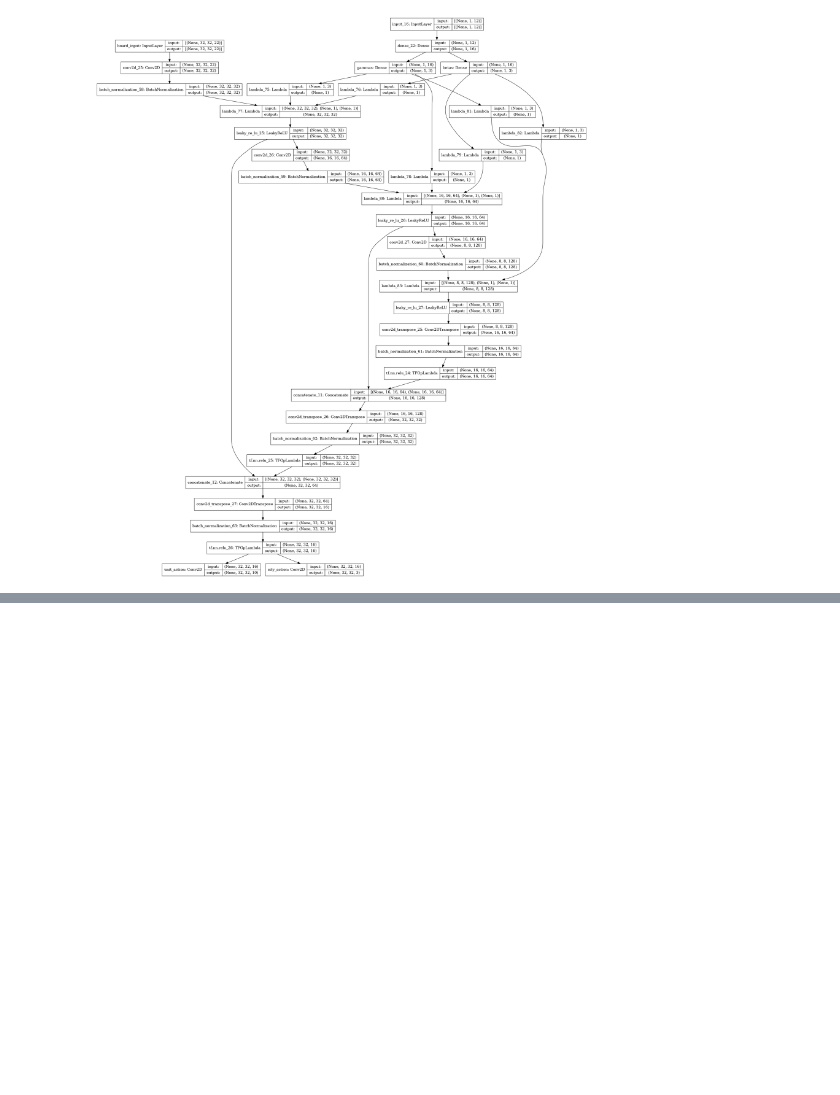
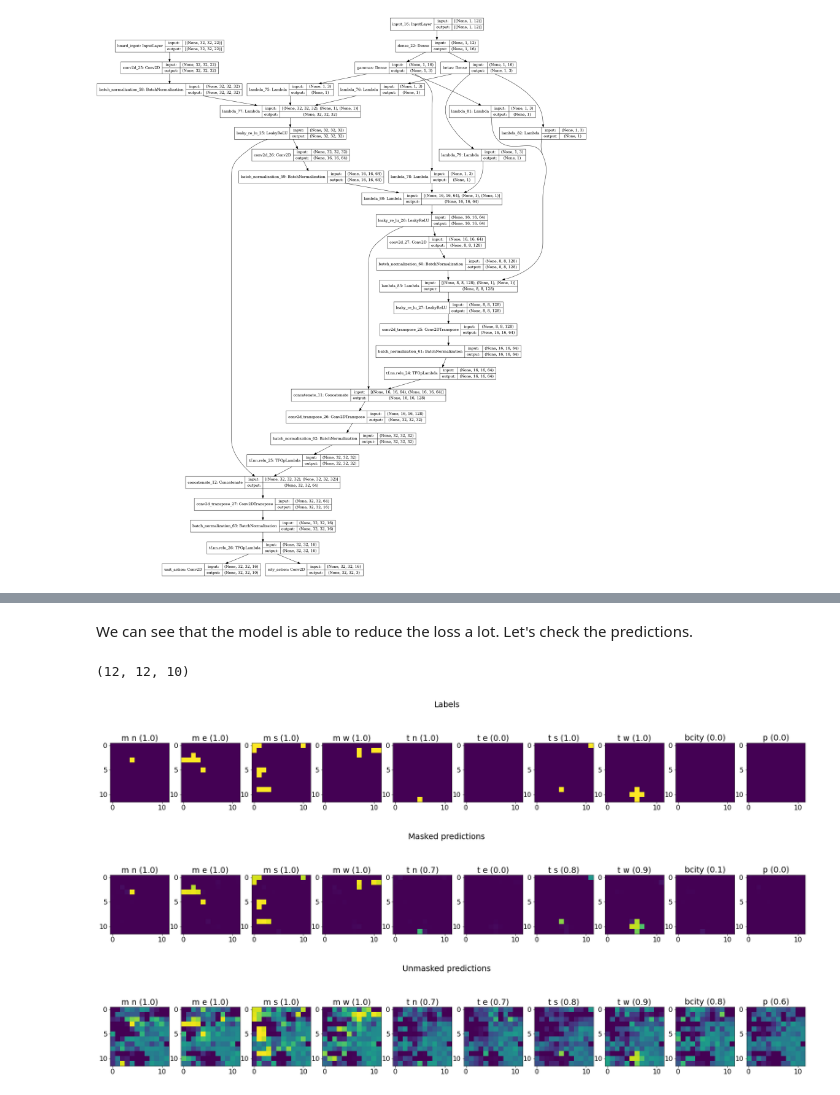
Before and after one commit to ironbar/luxai, a Jupyter notebook: notebooks/006_conditioned_unet.ipynb, the cells around one changed output, grey strips where cells are left out. Cells and saved outputs as stored; diff of their text form; code cells hidden in the pictures; blank space fills up the shorter version.

Commit message:
progress on feeding data to the model, but there seems to be a problem with the data

```diff
--- a/notebooks/006_conditioned_unet.ipynb
+++ b/notebooks/006_conditioned_unet.ipynb
@@ -211,0 +220,24 @@ import pydot
+# %%
+filepath  = '../data/sample_games/20210924_seed1_172steps.json'
+with open(filepath, 'r') as f:
+    match = json.load(f)
+# %%
+board, features, unit_output, city_output = [], [], [], []
+for step in range(len(match['steps']) - 1):
+    observation = match['steps'][step][0]['observation']
+    actions = match['steps'][step+1][0]['action'] # notice the step + 150
+
+    ret = make_input(observation)
+    board.append(ret[0])
+    features.append(ret[1])
+    active_units_to_position, active_cities_to_position, units_to_position = ret[2:]
+    unit_actions_mask = create_actions_mask(active_units_to_position, observation)
+    city_actions_mask = create_actions_mask(active_cities_to_position, observation)
+    unit_actions, city_actions = create_output_features(actions, units_to_position, observation)
+    unit_output.append(np.concatenate([unit_actions, unit_actions_mask], axis=-1))
+    city_output.append(np.concatenate([city_actions, city_actions_mask], axis=-1))
+
+board = np.array(board, dtype=np.float32)
+features = np.array(features, dtype=np.float32)
+unit_output = np.array(unit_output, dtype=np.float32)
+city_output = np.array(city_output, dtype=np.float32)
@@ -211,0 +257,2 @@ import pydot
+# %%
+model.fit(x=[board, features], y=[unit_output, city_output], epochs=100)
@@ -211,0 +278,8 @@ import pydot
+# %% [markdown]
+We can see that the model is able to reduce the loss a lot. Let's check the predictions.
+# %%
+pred = model.predict([board, features])
+# %%
+unit_output.shape
+# %% [output]
+(12, 12, 10)
@@ -211,0 +334,6 @@ import pydot
+# %%
+show_unit_action_predictions(160)
+# %% [output]
+[figure, added]
+[figure, added]
+[figure, added]
```
Also changed, not shown: parts of 23 cells of this notebook, 2 other files.
